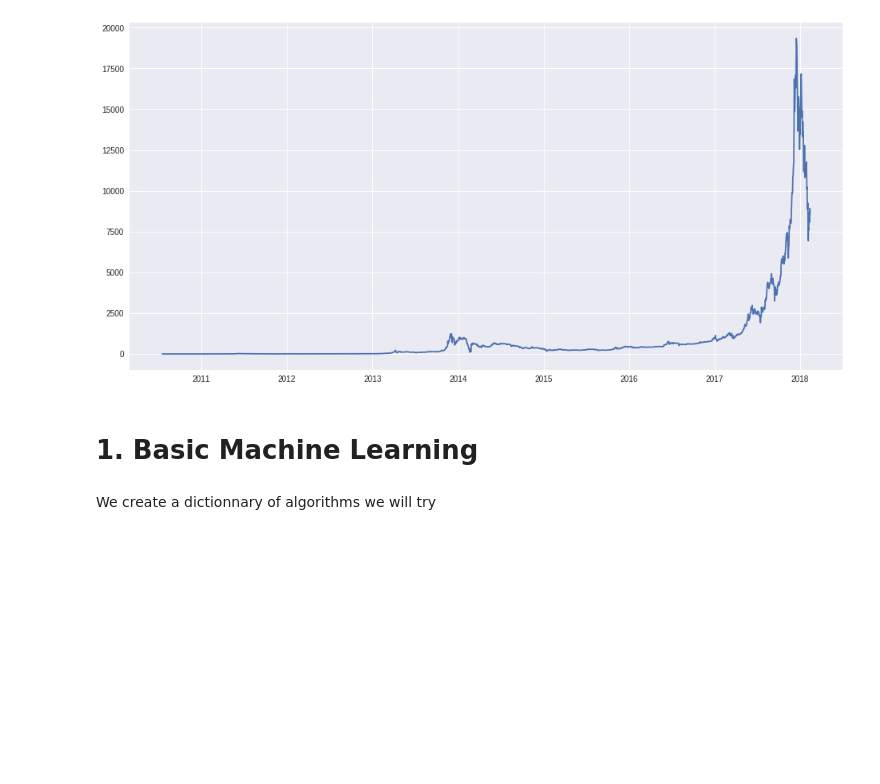
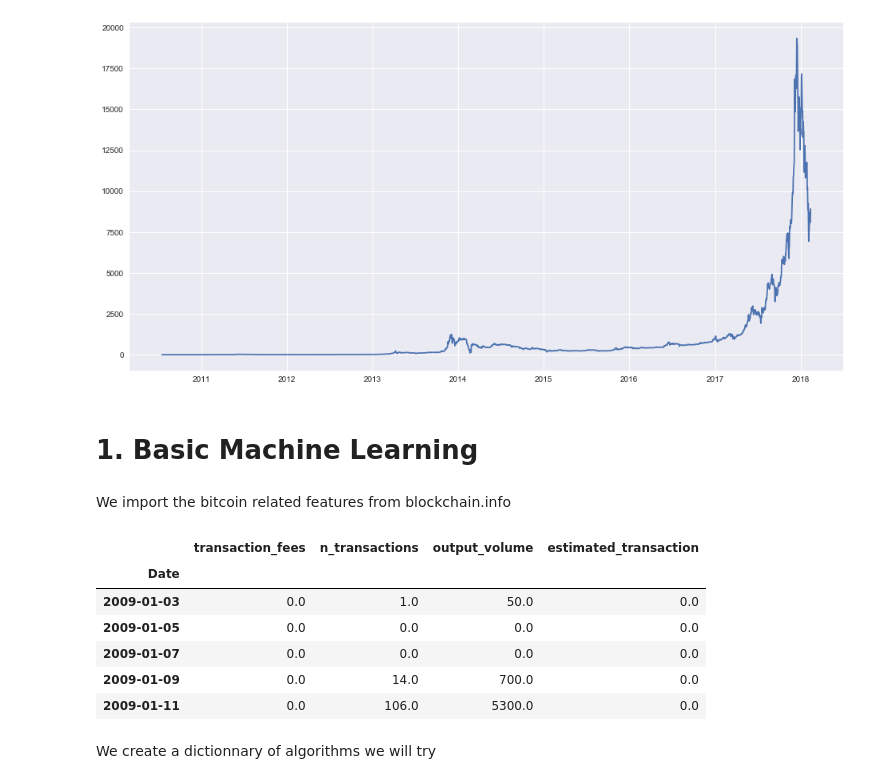
Before and after one commit to machineLearningCryptos/cryptoForecasting, a Jupyter notebook: crypto_forecasting.ipynb, the cells around one changed output. Cells and saved outputs as stored; diff of their text form; code cells hidden in the pictures; blank space fills up the shorter version.

```diff
--- a/crypto_forecasting.ipynb
+++ b/crypto_forecasting.ipynb
@@ -40,6 +40,22 @@ df = df.set_index('Date')
 [figure]
 # %% [markdown]
 # 1. Basic Machine Learning
+# %% [markdown]
+We import the bitcoin related features from blockchain.info
+# %%
+df_2 = fetching.fetch.features_bitcoin()
+df_2.head()
+
+df_2 = df_2.interpolate()
+df_2.head()
+# %% [output]
+|  | transaction_fees | n_transactions | output_volume | estimated_transaction |
+| Date |  |  |  |  |
+| 2009-01-03 | 0.0 | 1.0 | 50.0 | 0.0 |
+| 2009-01-05 | 0.0 | 0.0 | 0.0 | 0.0 |
+| 2009-01-07 | 0.0 | 0.0 | 0.0 | 0.0 |
+| 2009-01-09 | 0.0 | 14.0 | 700.0 | 0.0 |
+| 2009-01-11 | 0.0 | 106.0 | 5300.0 | 0.0 |
 # %% [markdown]
 We create a dictionnary of algorithms we will try
 # %%
```
Also changed, not shown: parts of 7 cells of this notebook.
